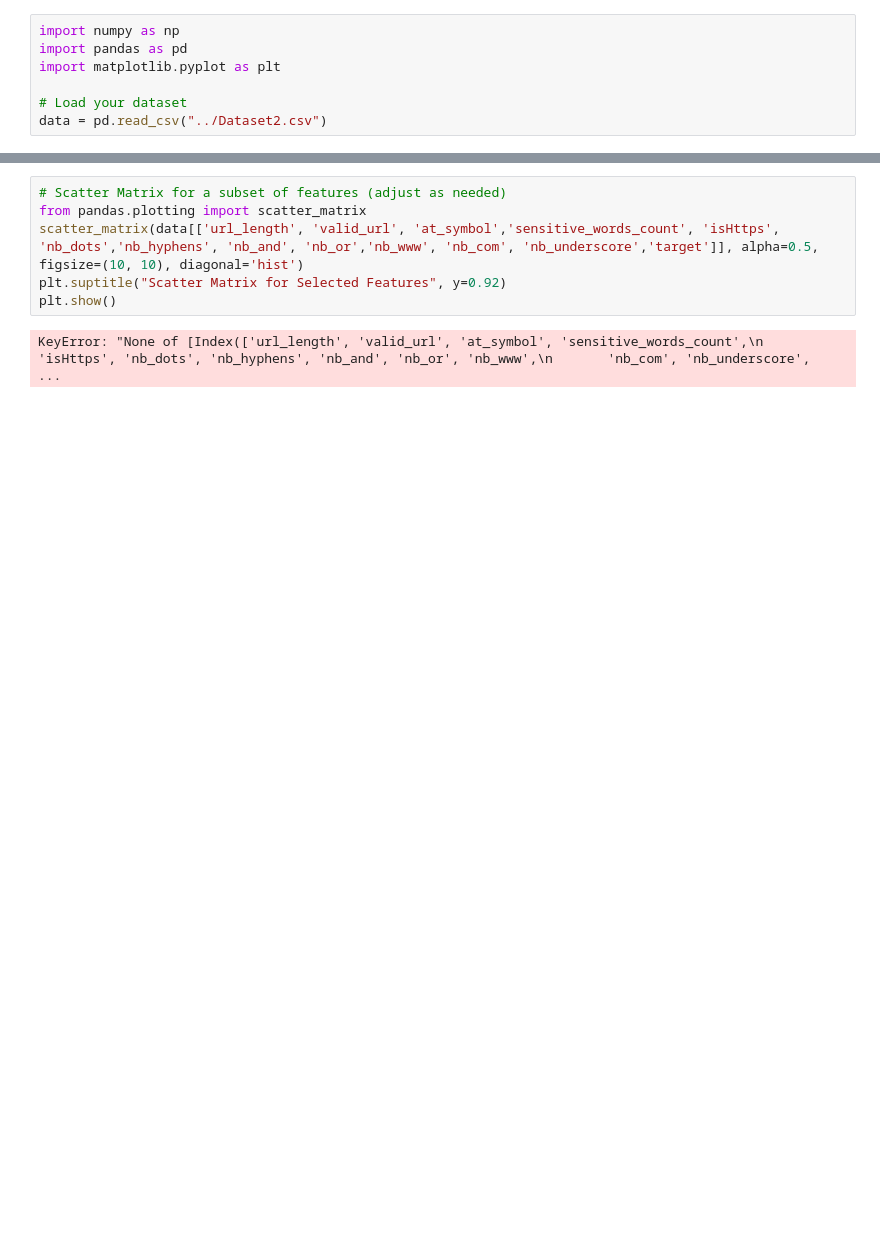
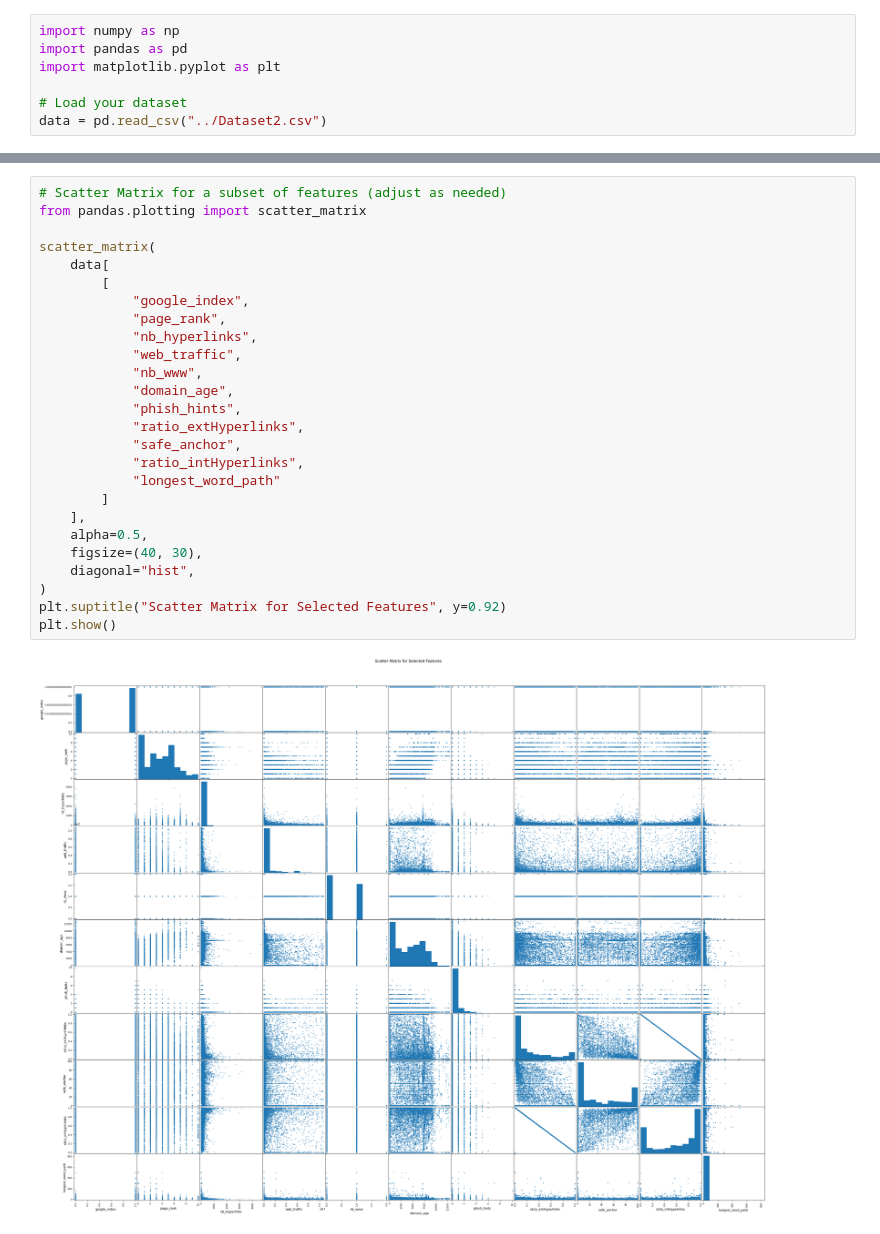
Before and after one commit to akshaychouke/Machine-Learning-for-Cyber-Security, a Jupyter notebook: Dataset_Visulization/D2.ipynb, the cells around one changed output, grey strips where cells are left out. Cells and saved outputs as stored; diff of their text form; blank space fills up the shorter version.

```diff
--- a/Dataset_Visulization/D2.ipynb
+++ b/Dataset_Visulization/D2.ipynb
@@ -26,8 +26,28 @@ plt.show()
 # %%
 # Scatter Matrix for a subset of features (adjust as needed)
 from pandas.plotting import scatter_matrix
-scatter_matrix(data[['url_length', 'valid_url', 'at_symbol','sensitive_words_count', 'isHttps', 'nb_dots','nb_hyphens', 'nb_and', 'nb_or','nb_www', 'nb_com', 'nb_underscore','target']], alpha=0.5, figsize=(10, 10), diagonal='hist')
+
+scatter_matrix(
+    data[
+        [
+            "google_index",
+            "page_rank",
+            "nb_hyperlinks",
+            "web_traffic",
+            "nb_www",
+            "domain_age",
+            "phish_hints",
+            "ratio_extHyperlinks",
+            "safe_anchor",
+            "ratio_intHyperlinks",
+            "longest_word_path"
+        ]
+    ],
+    alpha=0.5,
+    figsize=(40, 30),
+    diagonal="hist",
+)
 plt.suptitle("Scatter Matrix for Selected Features", y=0.92)
 plt.show()
 # %% [output]
-KeyError: "None of [Index(['url_length', 'valid_url', 'at_symbol', 'sensitive_words_count',\n       'isHttps', 'nb_dots', 'nb_hyphens', 'nb_and', 'nb_or', 'nb_www',\n       'nb_com', 'nb_underscore',  ...
+[figure, added]
```
Also changed, not shown: parts of 2 cells of this notebook, 3 other files.
